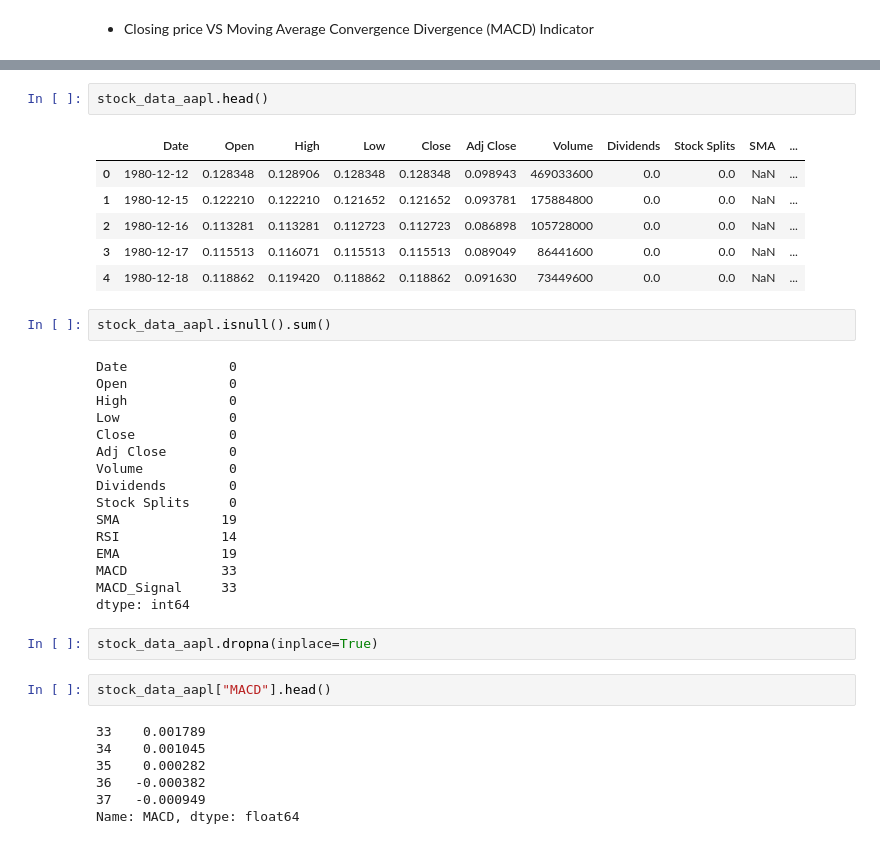
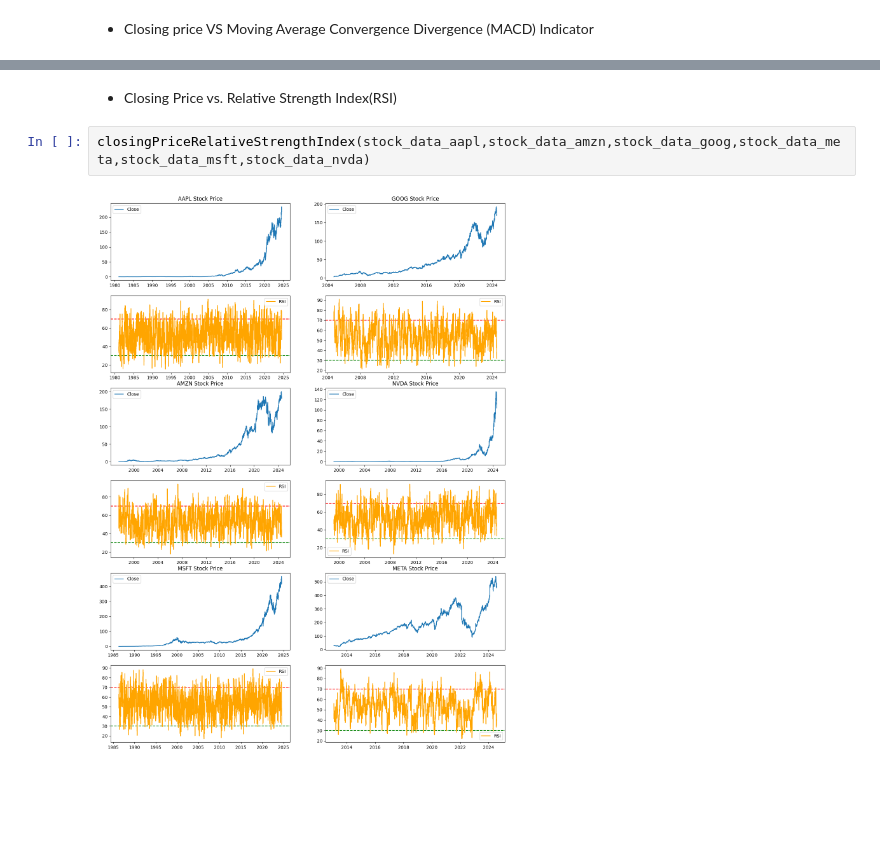
Before and after one commit to Samri-A/Predicting-Price-Moves-with-News-Sentiment, a Jupyter notebook: notebooks/Stoke_analaysis.ipynb, the cells around one changed output, grey strips where cells are left out. Saved outputs shown, nothing was run; the diff lists cells and outputs as text; blank space fills up the shorter version.

```diff
--- a/notebooks/Stoke_analaysis.ipynb
+++ b/notebooks/Stoke_analaysis.ipynb
@@ -96,38 +279,6 @@ plt.show()
-# %%
-stock_data_aapl.head()
-# %% [output]
-|  | Date | Open | High | Low | Close | Adj Close | Volume | Dividends | Stock Splits | SMA | ... |
-| 0 | 1980-12-12 | 0.128348 | 0.128906 | 0.128348 | 0.128348 | 0.098943 | 469033600 | 0.0 | 0.0 | NaN | ... |
-| 1 | 1980-12-15 | 0.122210 | 0.122210 | 0.121652 | 0.121652 | 0.093781 | 175884800 | 0.0 | 0.0 | NaN | ... |
-| 2 | 1980-12-16 | 0.113281 | 0.113281 | 0.112723 | 0.112723 | 0.086898 | 105728000 | 0.0 | 0.0 | NaN | ... |
-| 3 | 1980-12-17 | 0.115513 | 0.116071 | 0.115513 | 0.115513 | 0.089049 | 86441600 | 0.0 | 0.0 | NaN | ... |
-| 4 | 1980-12-18 | 0.118862 | 0.119420 | 0.118862 | 0.118862 | 0.091630 | 73449600 | 0.0 | 0.0 | NaN | ... |
-# %%
-stock_data_aapl.isnull().sum()
-# %% [output]
-Date             0
-Open             0
-High             0
-Low              0
-Close            0
-Adj Close        0
-Volume           0
-Dividends        0
-Stock Splits     0
-SMA             19
-RSI             14
-EMA             19
-MACD            33
-MACD_Signal     33
-dtype: int64
-# %%
-stock_data_aapl.dropna(inplace=True)
-# %%
-stock_data_aapl["MACD"].head()
-# %% [output]
-33    0.001789
-34    0.001045
-35    0.000282
-36   -0.000382
-37   -0.000949
-Name: MACD, dtype: float64
+# %% [markdown]
+* Closing Price vs. Relative Strength Index(RSI)
+# %%
+closingPriceRelativeStrengthIndex(stock_data_aapl,stock_data_amzn,stock_data_goog,stock_data_meta,stock_data_msft,stock_data_nvda)
+# %% [output]
+[figure, added]
```
Also changed, not shown: parts of 55 cells of this notebook, 3 other files.
